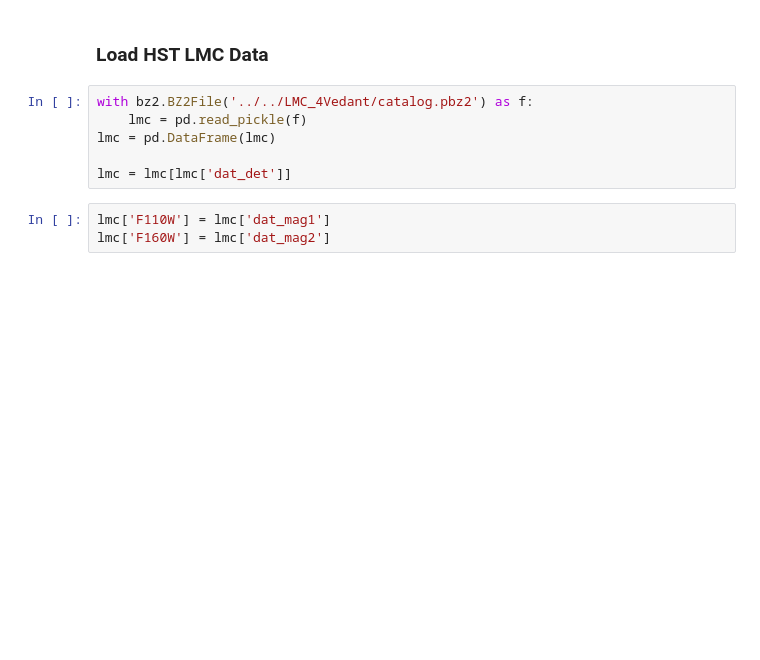
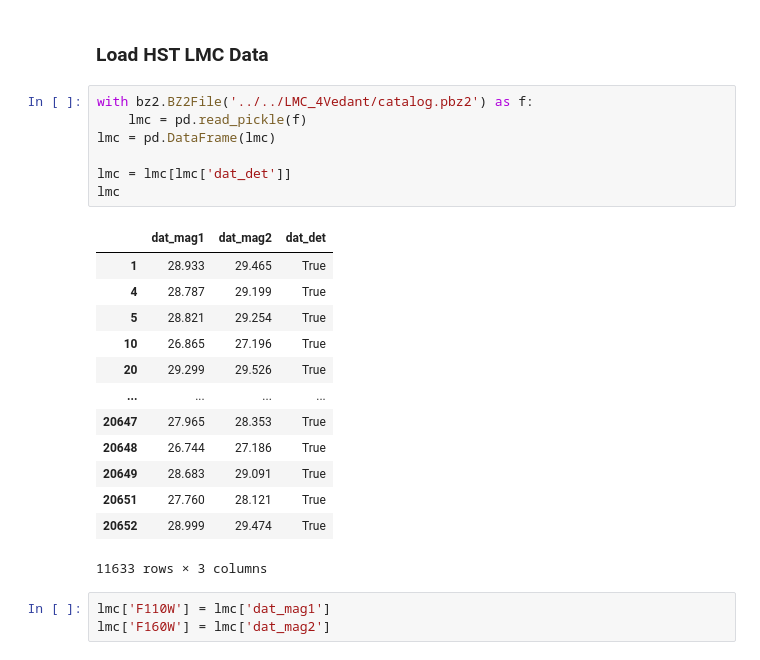
Before and after one commit to KeyiDing/starwave_original, a Jupyter notebook: nb/01_running_starwave.ipynb, the cells around one changed output. Saved outputs shown, nothing was run; the diff lists cells and outputs as text; blank space fills up the shorter version.

```diff
--- a/nb/01_running_starwave.ipynb
+++ b/nb/01_running_starwave.ipynb
@@ -105,9 +133,24 @@ with bz2.BZ2File('../../LMC_4Vedant/SFH_2d_frommarginals_metalbound.pbz2') as f:
 # %%
 with bz2.BZ2File('../../LMC_4Vedant/catalog.pbz2') as f:
     lmc = pd.read_pickle(f)
 lmc = pd.DataFrame(lmc)
 
 lmc = lmc[lmc['dat_det']]
+lmc
+# %% [output]
+|  | dat_mag1 | dat_mag2 | dat_det |
+| 1 | 28.933 | 29.465 | True |
+| 4 | 28.787 | 29.199 | True |
+| 5 | 28.821 | 29.254 | True |
+| 10 | 26.865 | 27.196 | True |
+| 20 | 29.299 | 29.526 | True |
+| ... | ... | ... | ... |
+| 20647 | 27.965 | 28.353 | True |
+| 20648 | 26.744 | 27.186 | True |
+| 20649 | 28.683 | 29.091 | True |
+| 20651 | 27.760 | 28.121 | True |
+| 20652 | 28.999 | 29.474 | True |
+11633 rows × 3 columns
 # %%
 lmc['F110W'] = lmc['dat_mag1']
 lmc['F160W'] = lmc['dat_mag2']
```
Also changed, not shown: parts of 10 cells of this notebook.
